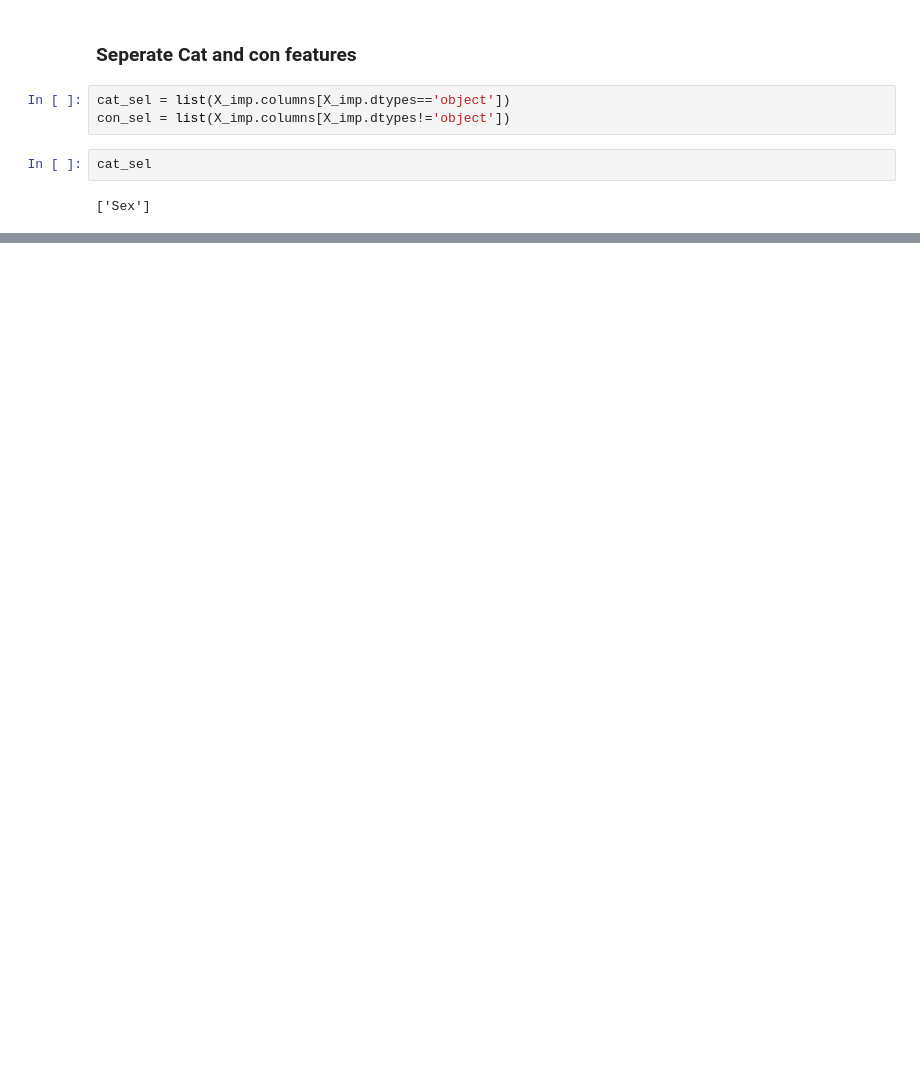
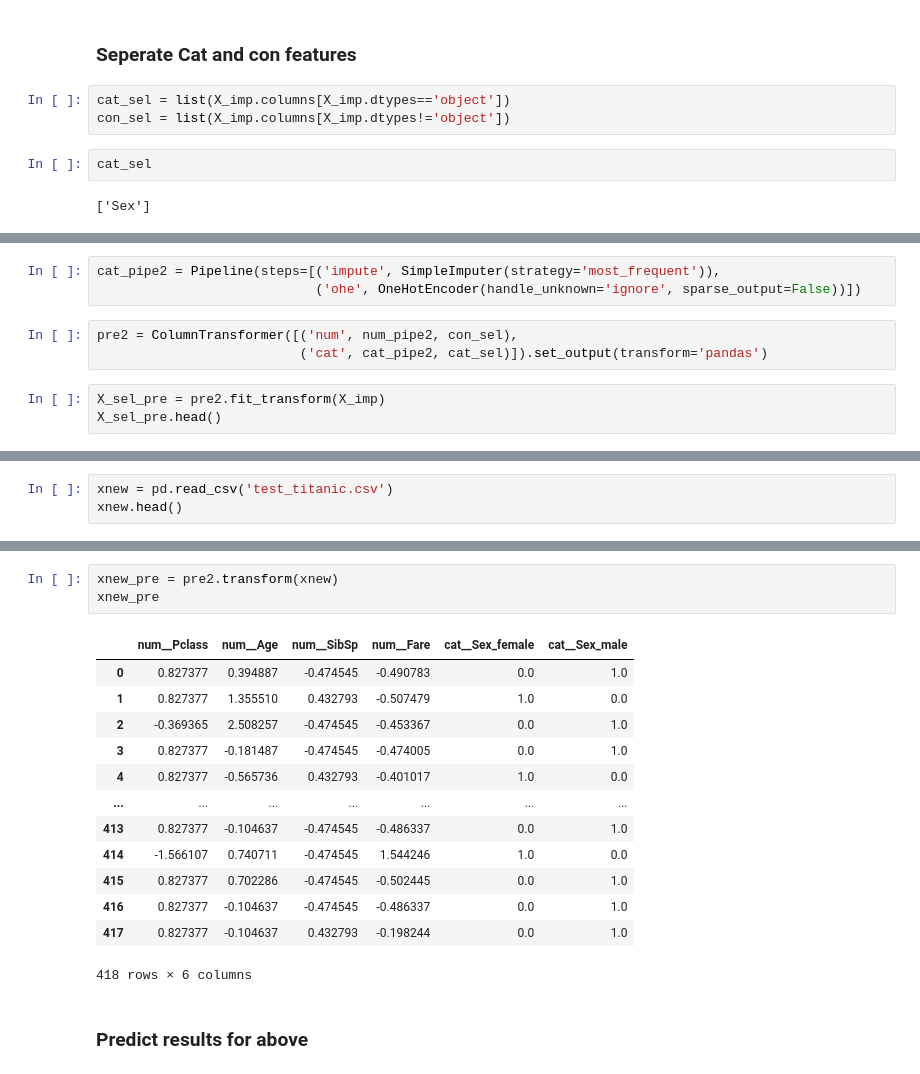
Before and after one commit to utkarshg1/Machine-Learning-7_9, a Jupyter notebook: Feature Selection/MutualInfoScores.ipynb, the cells around one changed output, grey strips where cells are left out. Saved outputs shown, nothing was run; the diff lists cells and outputs as text; blank space fills up the shorter version.

```diff
--- a/Feature Selection/MutualInfoScores.ipynb
+++ b/Feature Selection/MutualInfoScores.ipynb
@@ -207,0 +217,9 @@ con_sel
+# %%
+cat_pipe2 = Pipeline(steps=[('impute', SimpleImputer(strategy='most_frequent')),
+                            ('ohe', OneHotEncoder(handle_unknown='ignore', sparse_output=False))])
+# %%
+pre2 = ColumnTransformer([('num', num_pipe2, con_sel),
+                          ('cat', cat_pipe2, cat_sel)]).set_output(transform='pandas')
+# %%
+X_sel_pre = pre2.fit_transform(X_imp)
+X_sel_pre.head()
@@ -207,0 +362,3 @@ con_sel
+# %%
+xnew = pd.read_csv('test_titanic.csv')
+xnew.head()
@@ -207,0 +387,19 @@ con_sel
+# %%
+xnew_pre = pre2.transform(xnew)
+xnew_pre
+# %% [output]
+|  | num__Pclass | num__Age | num__SibSp | num__Fare | cat__Sex_female | cat__Sex_male |
+| 0 | 0.827377 | 0.394887 | -0.474545 | -0.490783 | 0.0 | 1.0 |
+| 1 | 0.827377 | 1.355510 | 0.432793 | -0.507479 | 1.0 | 0.0 |
+| 2 | -0.369365 | 2.508257 | -0.474545 | -0.453367 | 0.0 | 1.0 |
+| 3 | 0.827377 | -0.181487 | -0.474545 | -0.474005 | 0.0 | 1.0 |
+| 4 | 0.827377 | -0.565736 | 0.432793 | -0.401017 | 1.0 | 0.0 |
+| ... | ... | ... | ... | ... | ... | ... |
+| 413 | 0.827377 | -0.104637 | -0.474545 | -0.486337 | 0.0 | 1.0 |
+| 414 | -1.566107 | 0.740711 | -0.474545 | 1.544246 | 1.0 | 0.0 |
+| 415 | 0.827377 | 0.702286 | -0.474545 | -0.502445 | 0.0 | 1.0 |
+| 416 | 0.827377 | -0.104637 | -0.474545 | -0.486337 | 0.0 | 1.0 |
+| 417 | 0.827377 | -0.104637 | 0.432793 | -0.198244 | 0.0 | 1.0 |
+418 rows × 6 columns
+# %% [markdown]
+### Predict results for above
```
Also changed, not shown: parts of 53 cells of this notebook, 1 other file.
